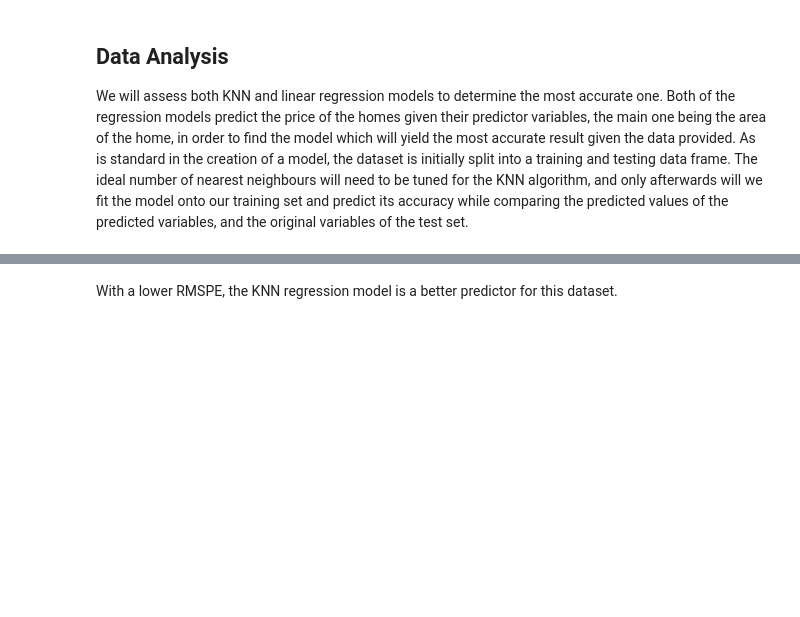
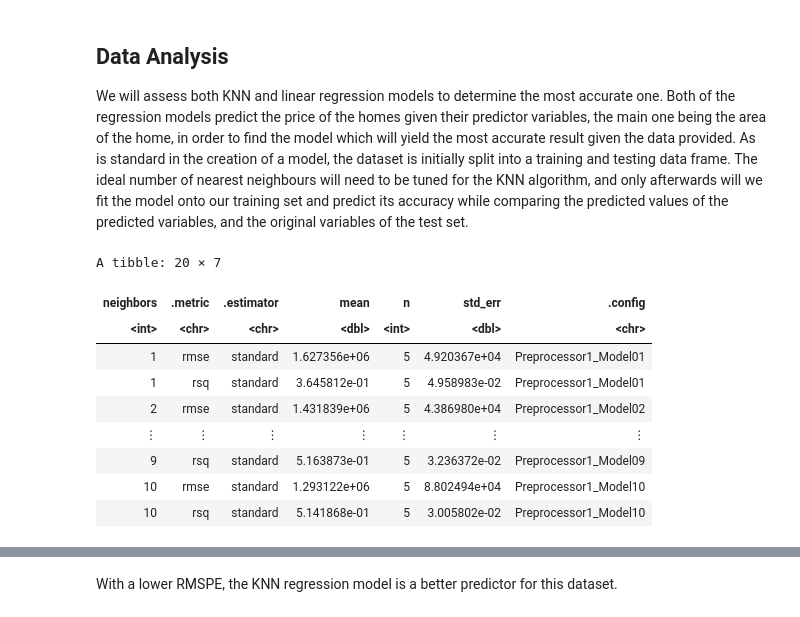
Before and after one commit to chwu01/DSCI-Group-Project, a Jupyter notebook: Final Project.ipynb, the cells around one changed output, grey strips where cells are left out. Cells and saved outputs as stored; diff of their text form; code cells hidden in the pictures; blank space fills up the shorter version.

```diff
--- a/Final Project.ipynb
+++ b/Final Project.ipynb
@@ -166,4 +166,38 @@ These observations mirror insights from a study on housing price determinants in
 
 We will assess both KNN and linear regression models to determine the most accurate one. Both of the regression models predict the price of the homes given their predictor variables, the main one being the area of the home, in order to find the model which will yield the most accurate result given the data provided.  As is standard in the creation of a model, the dataset is initially split into a training and testing data frame.  The ideal number of nearest neighbours will need to be tuned for the KNN algorithm, and only afterwards will we fit the model onto our training set and predict its accuracy while comparing the predicted values of the predicted variables, and the original variables of the test set.
 # %%
-# Insert KNN Regression
+# KNN Regression
+
+knn_spec <- nearest_neighbor(weight_func = "rectangular", neighbors = tune()) |>
+    set_engine("kknn") |>
+    set_mode("regression")
+
+knn_recipe <- recipe(price ~ area + bedrooms + bathrooms + stories + parking,
+                     data = housing_train) |>
+    step_scale(all_predictors()) |>
+    step_center(all_predictors())
+
+knn_vfold <- vfold_cv(housing_train, v = 5, strata = price)
+
+gridvals <- tibble(neighbors = seq(1, 10))
+
+knn_fit <- workflow() |>
+    add_recipe(knn_recipe) |>
+    add_model(knn_spec)
+
+knn_results <- knn_fit |>
+    tune_grid(resamples = knn_vfold, grid = gridvals) |>
+    collect_metrics()
+
+knn_results
+# %% [output]
+A tibble: 20 × 7
+| neighbors | .metric | .estimator | mean | n | std_err | .config |
+| <int> | <chr> | <chr> | <dbl> | <int> | <dbl> | <chr> |
+| 1 | rmse | standard | 1.627356e+06 | 5 | 4.920367e+04 | Preprocessor1_Model01 |
+| 1 | rsq | standard | 3.645812e-01 | 5 | 4.958983e-02 | Preprocessor1_Model01 |
+| 2 | rmse | standard | 1.431839e+06 | 5 | 4.386980e+04 | Preprocessor1_Model02 |
+| ⋮ | ⋮ | ⋮ | ⋮ | ⋮ | ⋮ | ⋮ |
+| 9 | rsq | standard | 5.163873e-01 | 5 | 3.236372e-02 | Preprocessor1_Model09 |
+| 10 | rmse | standard | 1.293122e+06 | 5 | 8.802494e+04 | Preprocessor1_Model10 |
+| 10 | rsq | standard | 5.141868e-01 | 5 | 3.005802e-02 | Preprocessor1_Model10 |
```
Also changed, not shown: parts of 5 cells of this notebook.
